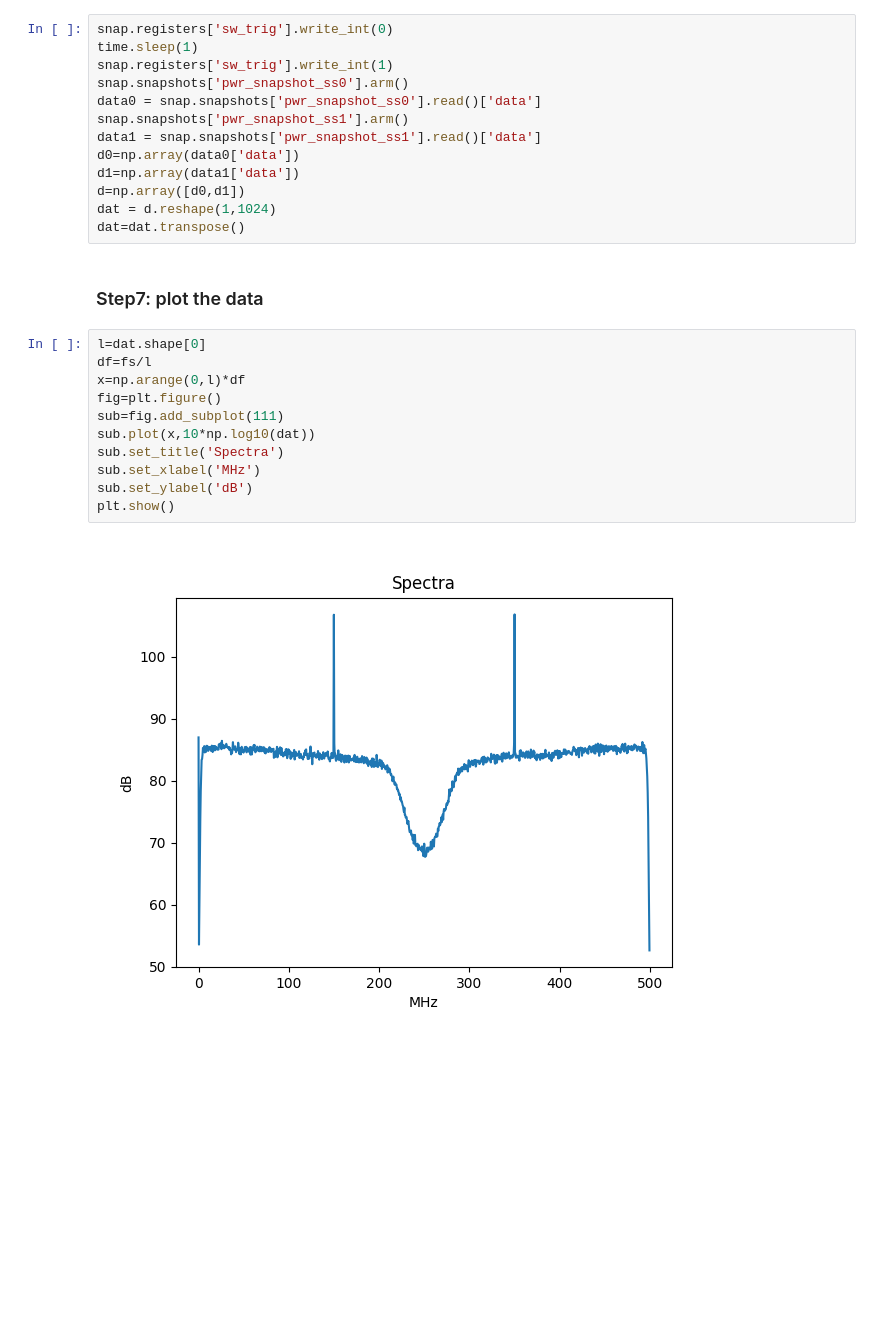
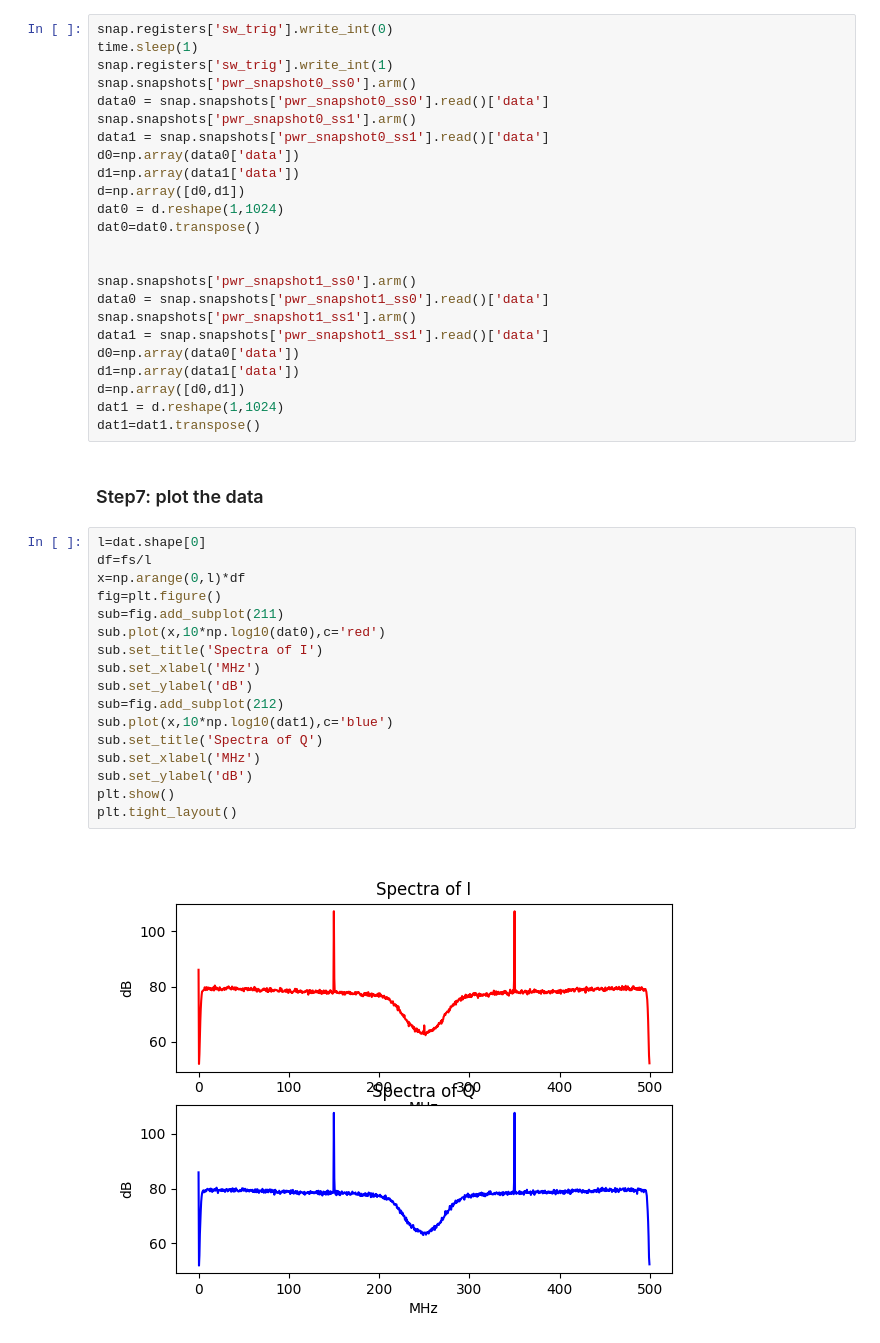
Before and after one commit to liuweiseu/snap_scripts, a Jupyter notebook: ipynb/snap_hdl_pfb.ipynb, the cells around one changed output. Saved outputs shown, nothing was run; the diff lists cells and outputs as text; blank space fills up the shorter version.

```diff
--- a/ipynb/snap_hdl_pfb.ipynb
+++ b/ipynb/snap_hdl_pfb.ipynb
@@ -113,27 +110,44 @@ snap.registers['pfb_status'].read_uint()
 snap.registers['sw_trig'].write_int(0)
 time.sleep(1)
 snap.registers['sw_trig'].write_int(1)
-snap.snapshots['pwr_snapshot_ss0'].arm()
-data0 = snap.snapshots['pwr_snapshot_ss0'].read()['data']
-snap.snapshots['pwr_snapshot_ss1'].arm()
-data1 = snap.snapshots['pwr_snapshot_ss1'].read()['data']
+snap.snapshots['pwr_snapshot0_ss0'].arm()
+data0 = snap.snapshots['pwr_snapshot0_ss0'].read()['data']
+snap.snapshots['pwr_snapshot0_ss1'].arm()
+data1 = snap.snapshots['pwr_snapshot0_ss1'].read()['data']
 d0=np.array(data0['data'])
 d1=np.array(data1['data'])
 d=np.array([d0,d1])
-dat = d.reshape(1,1024)
-dat=dat.transpose()
+dat0 = d.reshape(1,1024)
+dat0=dat0.transpose()
+
+
+snap.snapshots['pwr_snapshot1_ss0'].arm()
+data0 = snap.snapshots['pwr_snapshot1_ss0'].read()['data']
+snap.snapshots['pwr_snapshot1_ss1'].arm()
+data1 = snap.snapshots['pwr_snapshot1_ss1'].read()['data']
+d0=np.array(data0['data'])
+d1=np.array(data1['data'])
+d=np.array([d0,d1])
+dat1 = d.reshape(1,1024)
+dat1=dat1.transpose()
 # %% [markdown]
 ### Step7: plot the data
 # %%
 l=dat.shape[0]
 df=fs/l
 x=np.arange(0,l)*df
 fig=plt.figure()
-sub=fig.add_subplot(111)
-sub.plot(x,10*np.log10(dat))
-sub.set_title('Spectra')
+sub=fig.add_subplot(211)
+sub.plot(x,10*np.log10(dat0),c='red')
+sub.set_title('Spectra of I')
+sub.set_xlabel('MHz')
+sub.set_ylabel('dB')
+sub=fig.add_subplot(212)
+sub.plot(x,10*np.log10(dat1),c='blue')
+sub.set_title('Spectra of Q')
 sub.set_xlabel('MHz')
 sub.set_ylabel('dB')
 plt.show()
+plt.tight_layout()
 # %% [output]
-[figure, old version]
+[figure, new version]
```
Also changed, not shown: parts of 3 cells of this notebook, 10 other files.
